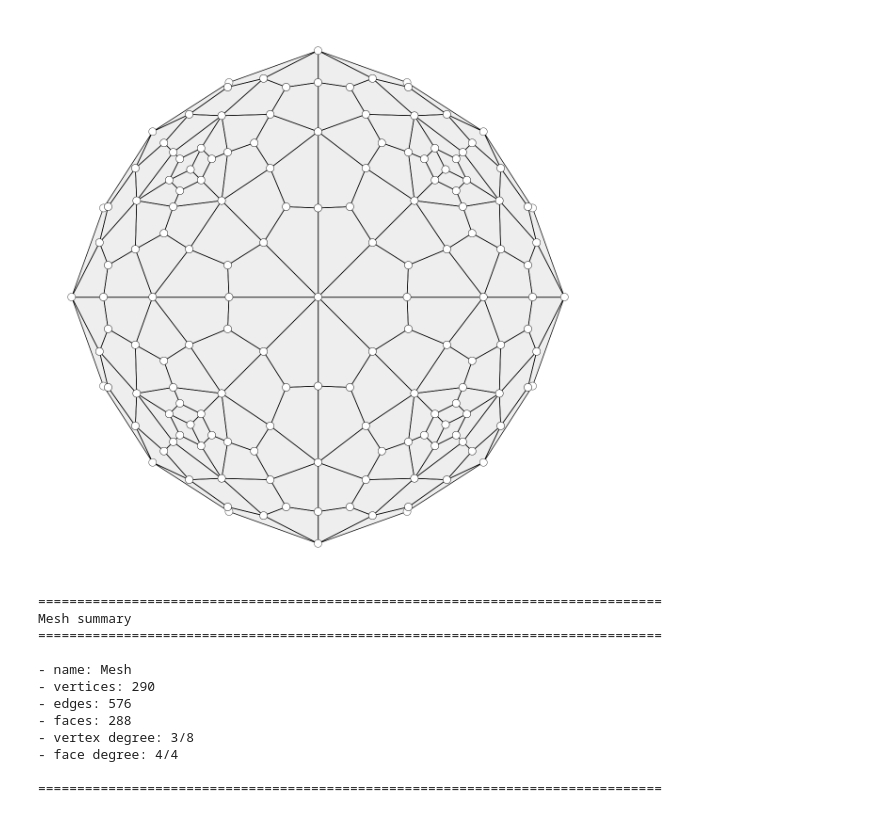
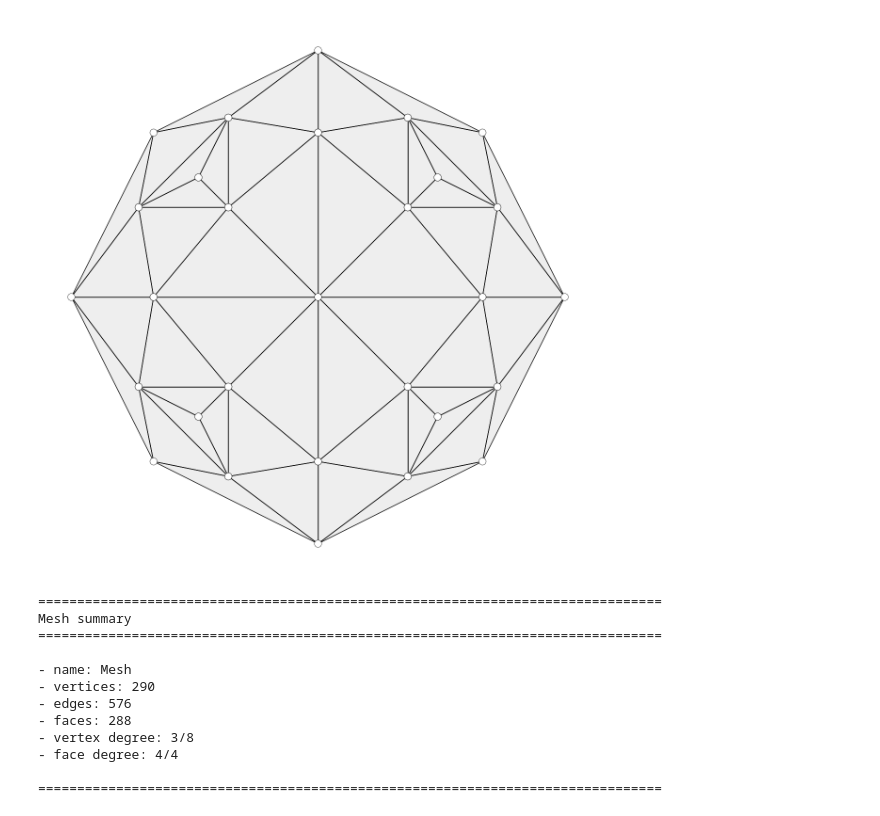
Before and after one commit to tetov/MAS-1920, a Jupyter notebook: T1/09_mesh_subdivision/191007_3d_mesh.ipynb, the cells around one changed output. Saved outputs shown, nothing was run; the diff lists cells and outputs as text; code cells hidden in the pictures.

```diff
--- a/T1/09_mesh_subdivision/191007_3d_mesh.ipynb
+++ b/T1/09_mesh_subdivision/191007_3d_mesh.ipynb
@@ -28,13 +34,13 @@ mesh2 = sd.mesh_subdivide_tri(mesh)
 mesh3 = sd.trimesh_subdivide_loop(mesh2)
 mesh4 = sd.mesh_subdivide_catmullclark(mesh3)
 # %%
-plotter = MeshPlotter(mesh4)
+plotter = MeshPlotter(mesh3)
 plotter.draw_edges()
 plotter.draw_faces()
 plotter.draw_vertices(radius=0.01)
 plotter.show()
 # %% [output]
-[figure, old version]
+[figure, new version]
 # %%
 mesh4.summary()
 # %% [output]
```
Also changed, not shown: parts of 8 cells of this notebook, 7 other files.
